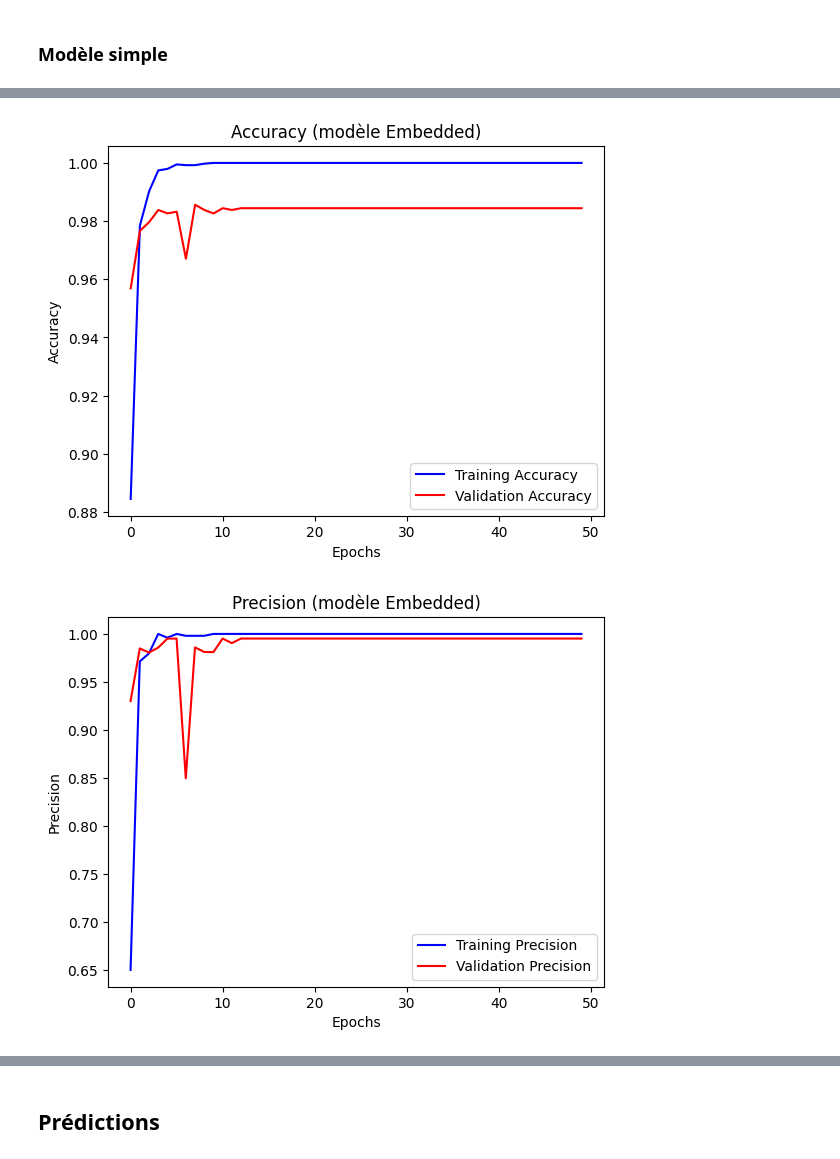
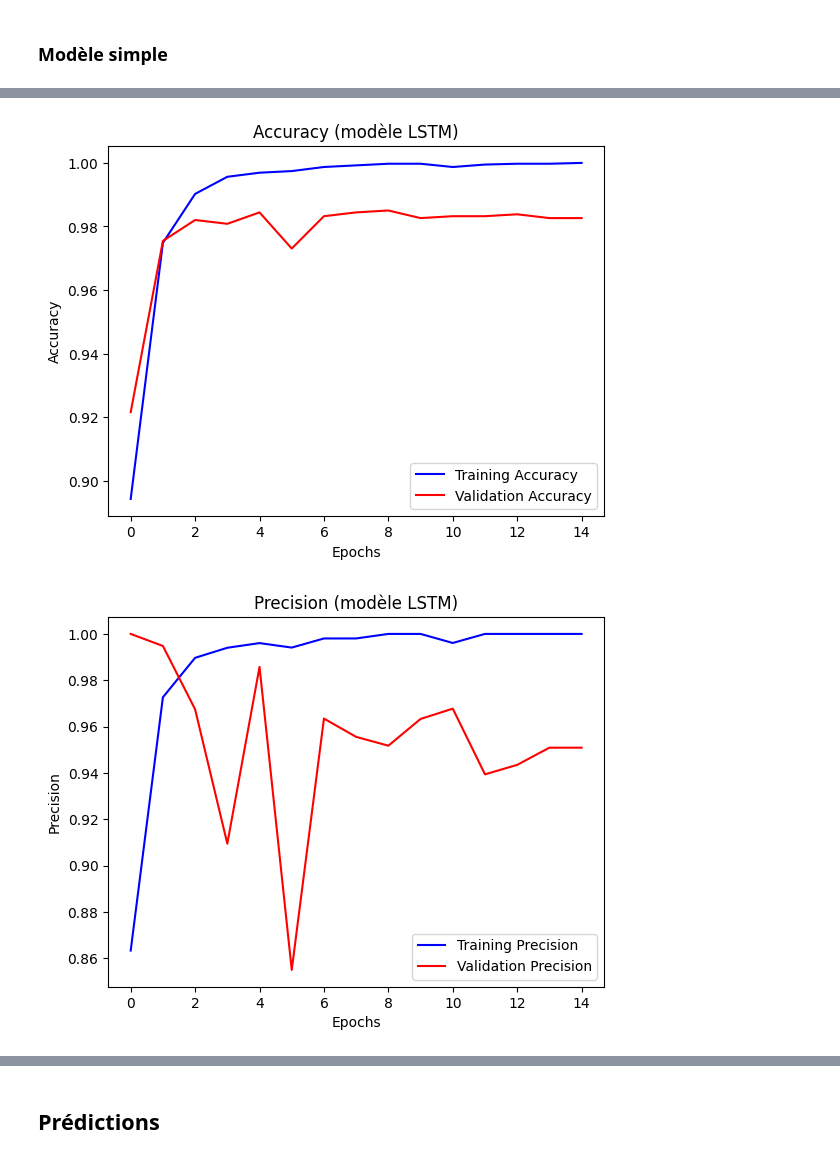
Before and after one commit to PierreSchickele/Projet7_ATT, a Jupyter notebook: 01-AT&T_spam_detector.ipynb, the cells around one changed output, grey strips where cells are left out. Cells and saved outputs as stored; diff of their text form; code cells hidden in the pictures.

Commit message:
ajout modèle transfert et modification modèle LSTM

```diff
--- a/01-AT&T_spam_detector.ipynb
+++ b/01-AT&T_spam_detector.ipynb
@@ -515,20 +541,20 @@ Model: "sequential_9"
  Trainable params: 366,049 (1.40 MB)
  Non-trainable params: 0 (0.00 B)
 # %%
-opt2 = tf.keras.optimizers.Adam(name = 'Adam_embed')
+opt2 = tf.keras.optimizers.Adam(name = 'Adam_lstm')
 bce2 = tf.keras.losses.BinaryCrossentropy(from_logits=True)
-precision2 = tf.keras.metrics.Precision(name = 'precision_embed')
-recall2 = tf.keras.metrics.Recall(name = 'recall_embed')
-auc2 = tf.keras.metrics.AUC(name = 'auc_embed')
+precision2 = tf.keras.metrics.Precision(name = 'precision_lstm')
+recall2 = tf.keras.metrics.Recall(name = 'recall_lstm')
+auc2 = tf.keras.metrics.AUC(name = 'auc_lstm')
 # %%
-model_embed.compile(optimizer=opt2,
-                    loss=bce2,
-                    metrics=['accuracy',
-                             precision2,
-                             recall2,
-                             auc2])
+model_lstm.compile(optimizer=opt2,
+                   loss=bce2,
+                   metrics=['accuracy',
+                            precision2,
+                            recall2,
+                            auc2])
 # %%
-history_embed = model_embed.fit(train_batch,
-                                epochs=50,
-                                validation_data=val_batch)
+history_lstm = model_lstm.fit(train_batch,
+                              epochs=15,
+                              validation_data=val_batch)
 # %% [output]
@@ -647,21 +667,21 @@ plt.show()
 # %%
-plt.plot(history_embed.history["accuracy"], color="b", label="Training Accuracy")
-plt.plot(history_embed.history["val_accuracy"], color="r", label="Validation Accuracy")
+plt.plot(history_lstm.history["accuracy"], color="b", label="Training Accuracy")
+plt.plot(history_lstm.history["val_accuracy"], color="r", label="Validation Accuracy")
 plt.ylabel("Accuracy")
 plt.xlabel("Epochs")
-plt.title('Accuracy (modèle Embedded)')
+plt.title('Accuracy (modèle LSTM)')
 plt.legend(loc='lower right')
 plt.show()
 # %% [output]
-[figure, old version]
+[figure, new version]
 # %%
-plt.plot(history_embed.history["precision_embed"], color="b", label="Training Precision")
-plt.plot(history_embed.history["val_precision_embed"], color="r", label="Validation Precision")
+plt.plot(history_lstm.history["precision_lstm"], color="b", label="Training Precision")
+plt.plot(history_lstm.history["val_precision_lstm"], color="r", label="Validation Precision")
 plt.ylabel("Precision")
 plt.xlabel("Epochs")
-plt.title('Precision (modèle Embedded)')
+plt.title('Precision (modèle LSTM)')
 plt.legend(loc='lower right')
 plt.show()
 # %% [output]
-[figure, old version]
+[figure, new version]
 # %%
```
Also changed, not shown: parts of 40 cells of this notebook, 1 other file.
